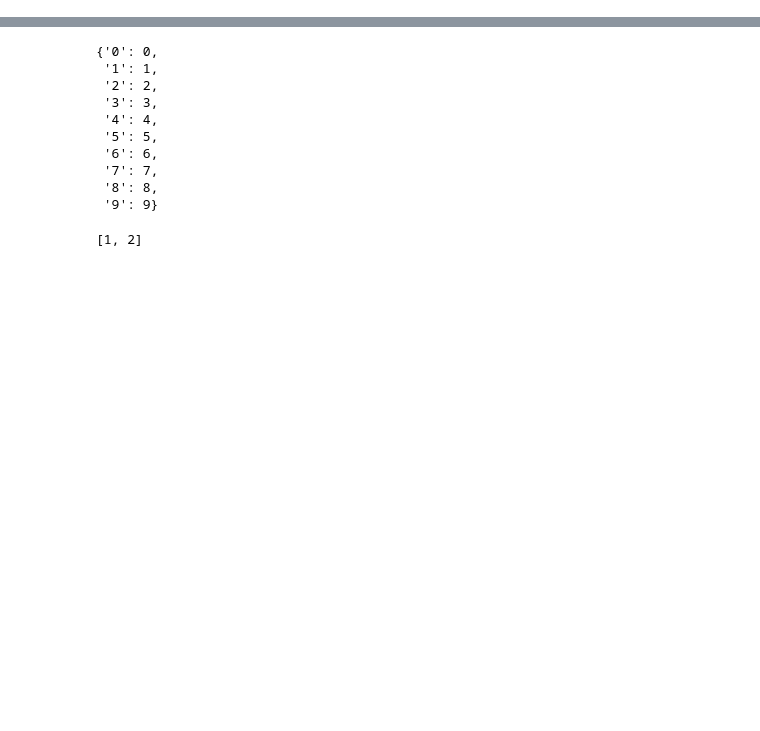
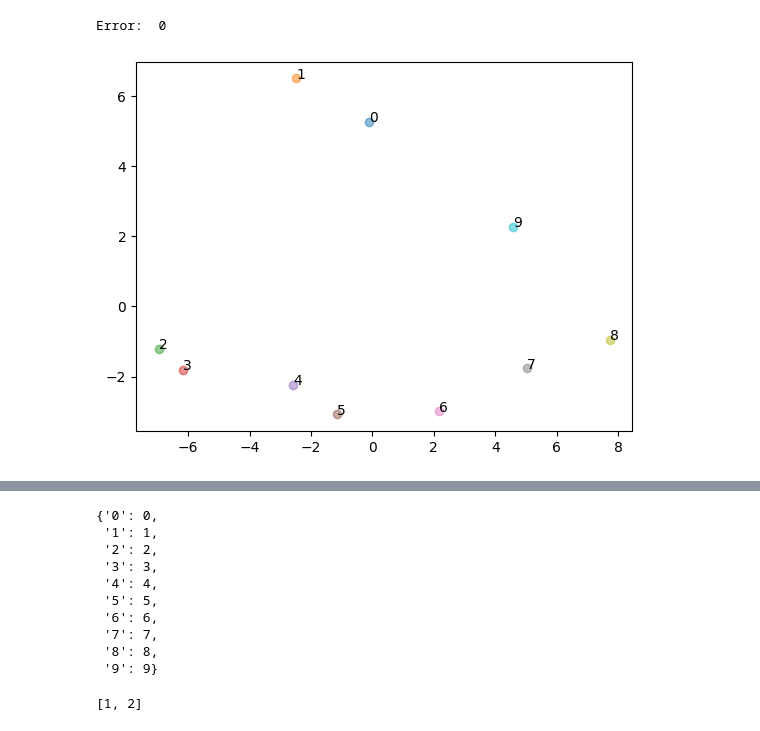
Before and after one commit to SewoongLee/addition_TF, a Jupyter notebook: addition_TF.ipynb, the cells around one changed output, grey strips where cells are left out. Saved outputs shown, nothing was run; the diff lists cells and outputs as text; code cells hidden in the pictures; blank space fills up the shorter version.

```diff
--- a/addition_TF.ipynb
+++ b/addition_TF.ipynb
@@ -0,0 +104,14 @@
+# %%
+model.eval()
+with torch.no_grad():
+    pred = model(inputs)
+    labels = torch.argmax(pred, dim=1)
+
+err = 0
+for i in range(100):
+  if inputs[i].data.sum().item() % 10 != labels[i].item():
+    err += 1
+    print(inputs[i], labels[i])
+print('Error: ', err)
+# %% [output]
+Error:  0
@@ -0,0 +124,11 @@
+# %%
+from sklearn.decomposition import PCA
+
+pca = PCA(n_components=2)
+pca_data = pca.fit_transform(model.WE.weight.data.numpy())
+
+for i, d in enumerate(pca_data):
+  plt.scatter(d[0], d[1], alpha=0.5)
+  plt.text(d[0], d[1], i)
+# %% [output]
+[figure, added]
```
Also changed, not shown: parts of 8 cells of this notebook.
